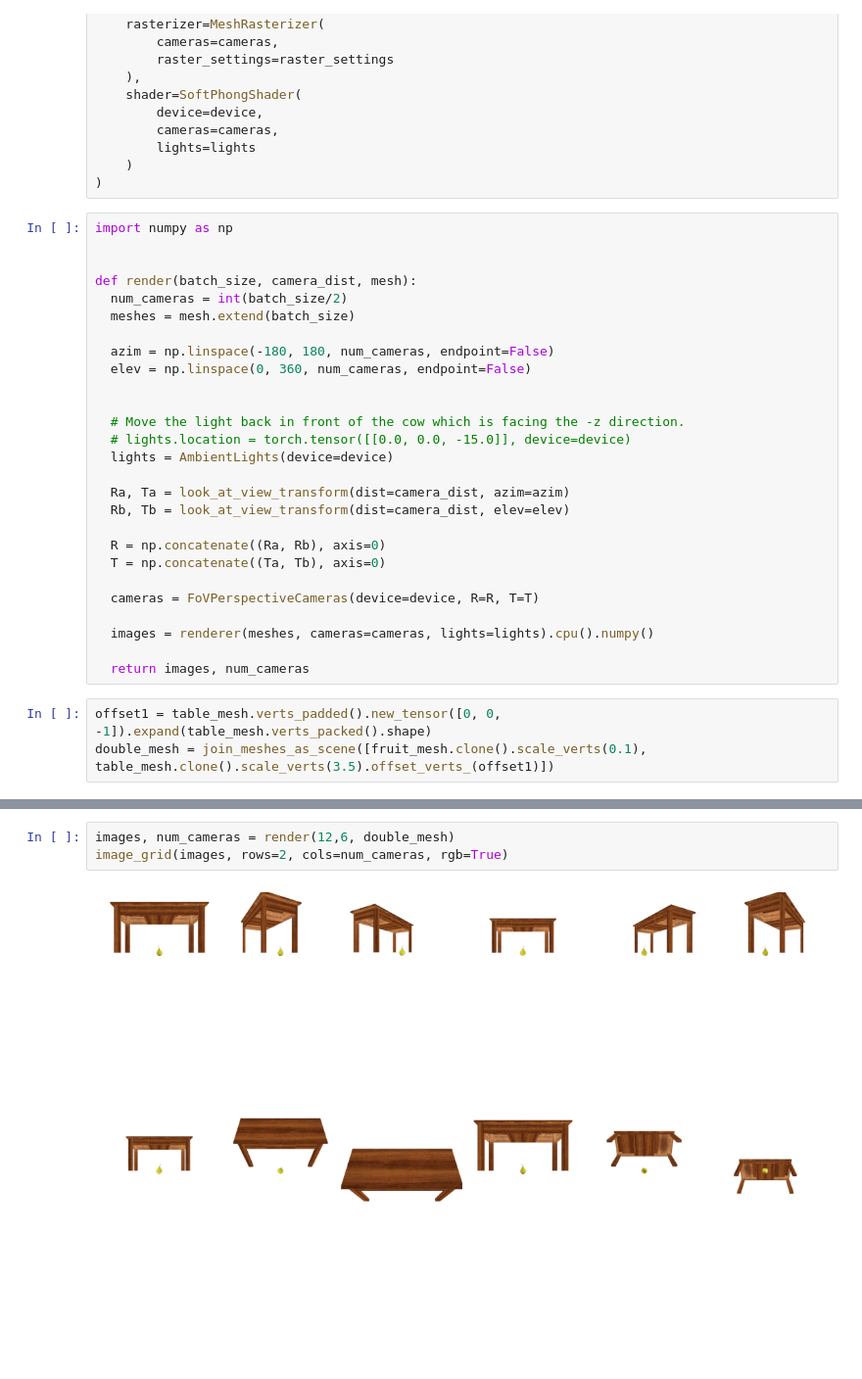
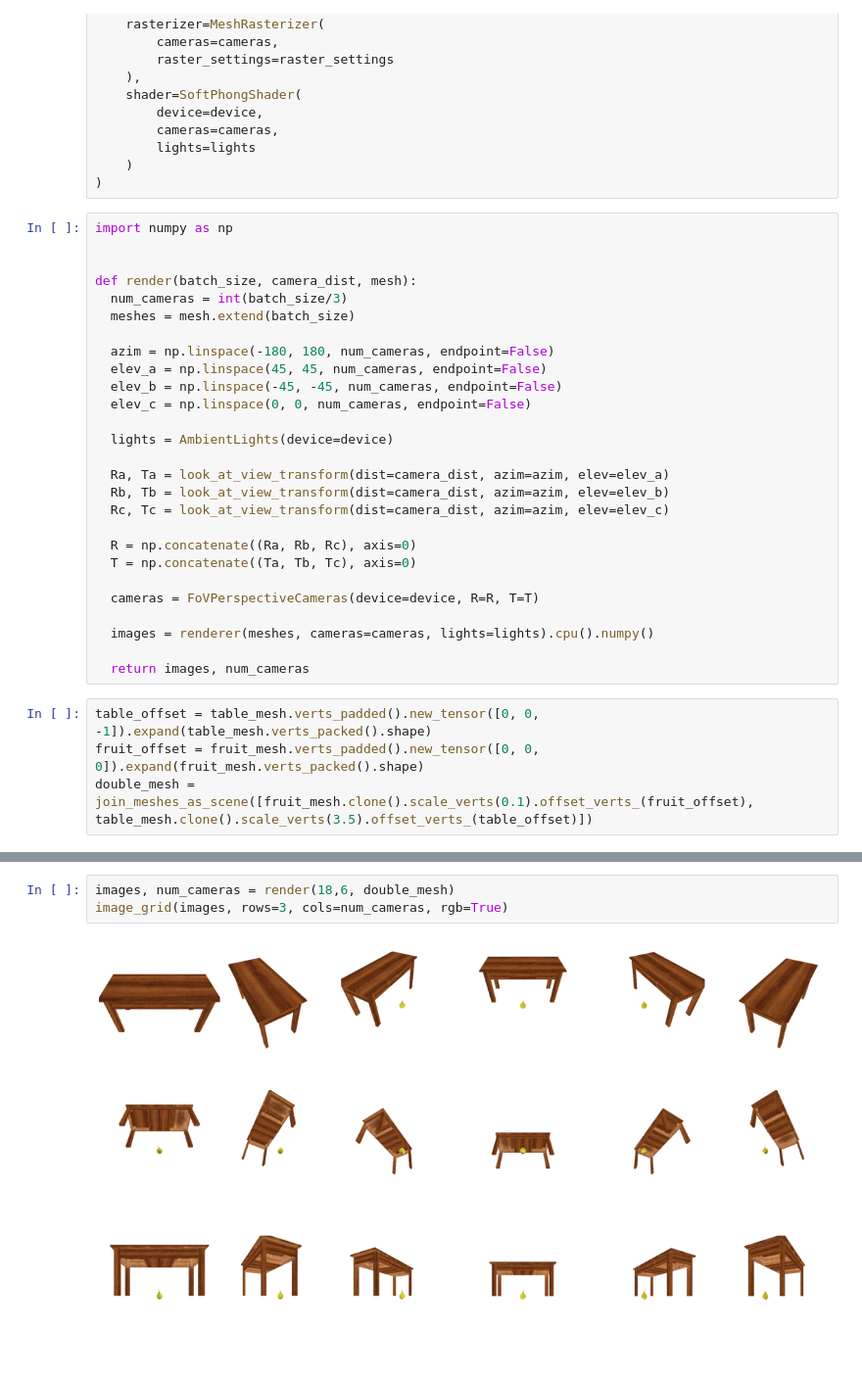
Before and after one commit to rosshalpin/clip-guided-scene-arrangement, a Jupyter notebook: DissertationProject_v0_0.ipynb, the cells around one changed output, grey strips where cells are left out. Shown at 98% size. Drawn from its saved outputs; the diff is of its cells as text; blank space fills up the shorter version.

```diff
--- a/DissertationProject_v0_0.ipynb
+++ b/DissertationProject_v0_0.ipynb
@@ -155,22 +154,22 @@ import numpy as np
 
 
 def render(batch_size, camera_dist, mesh):
-  num_cameras = int(batch_size/2)
+  num_cameras = int(batch_size/3)
   meshes = mesh.extend(batch_size)
 
   azim = np.linspace(-180, 180, num_cameras, endpoint=False)
-  elev = np.linspace(0, 360, num_cameras, endpoint=False)
+  elev_a = np.linspace(45, 45, num_cameras, endpoint=False)
+  elev_b = np.linspace(-45, -45, num_cameras, endpoint=False)
+  elev_c = np.linspace(0, 0, num_cameras, endpoint=False)
 
-
-  # Move the light back in front of the cow which is facing the -z direction.
-  # lights.location = torch.tensor([[0.0, 0.0, -15.0]], device=device)
   lights = AmbientLights(device=device)
 
-  Ra, Ta = look_at_view_transform(dist=camera_dist, azim=azim)
-  Rb, Tb = look_at_view_transform(dist=camera_dist, elev=elev)
+  Ra, Ta = look_at_view_transform(dist=camera_dist, azim=azim, elev=elev_a)
+  Rb, Tb = look_at_view_transform(dist=camera_dist, azim=azim, elev=elev_b)
+  Rc, Tc = look_at_view_transform(dist=camera_dist, azim=azim, elev=elev_c)
 
-  R = np.concatenate((Ra, Rb), axis=0)
-  T = np.concatenate((Ta, Tb), axis=0)
+  R = np.concatenate((Ra, Rb, Rc), axis=0)
+  T = np.concatenate((Ta, Tb, Tc), axis=0)
 
   cameras = FoVPerspectiveCameras(device=device, R=R, T=T)
 
@@ -178,7 +177,8 @@ def render(batch_size, camera_dist, mesh):
 
   return images, num_cameras
 # %%
-offset1 = table_mesh.verts_padded().new_tensor([0, 0, -1]).expand(table_mesh.verts_packed().shape)
-double_mesh = join_meshes_as_scene([fruit_mesh.clone().scale_verts(0.1), table_mesh.clone().scale_verts(3.5).offset_verts_(offset1)])
+table_offset = table_mesh.verts_padded().new_tensor([0, 0, -1]).expand(table_mesh.verts_packed().shape)
+fruit_offset = fruit_mesh.verts_padded().new_tensor([0, 0, 0]).expand(fruit_mesh.verts_packed().shape)
+double_mesh = join_meshes_as_scene([fruit_mesh.clone().scale_verts(0.1).offset_verts_(fruit_offset), table_mesh.clone().scale_verts(3.5).offset_verts_(table_offset)])
 # %%
 plot_batch_individually(double_mesh)
@@ -185,5 +187,5 @@ plot_batch_individually(double_mesh)
 # %%
-images, num_cameras = render(12,6, double_mesh)
-image_grid(images, rows=2, cols=num_cameras, rgb=True)
+images, num_cameras = render(18,6, double_mesh)
+image_grid(images, rows=3, cols=num_cameras, rgb=True)
 # %% [output]
-[figure, old version]
+[figure, new version]
```
Also changed, not shown: parts of 17 cells of this notebook.
